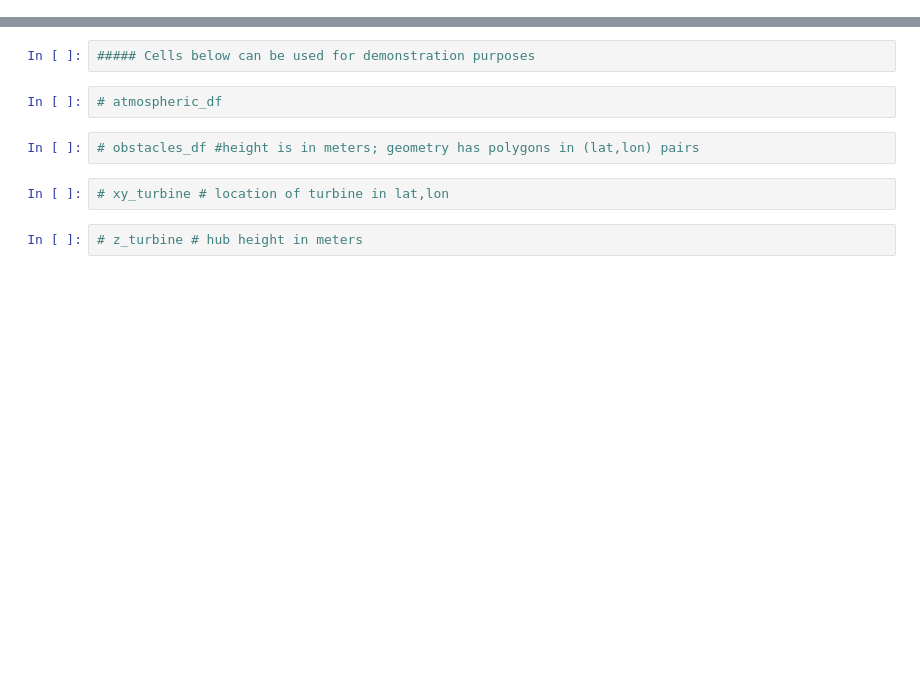
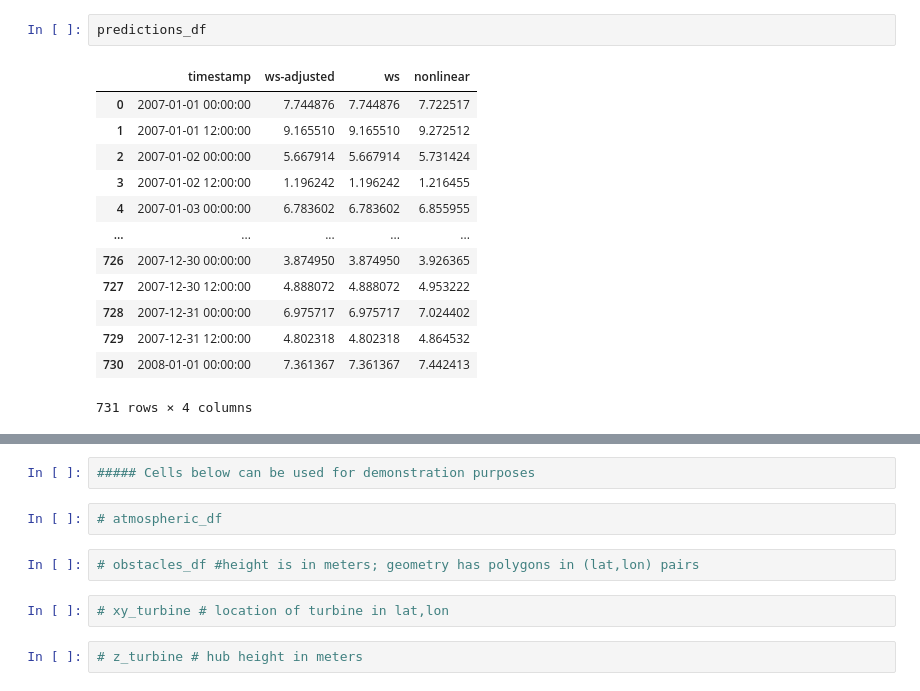
Before and after one commit to NREL/dw-tap, a Jupyter notebook: notebooks/anl-lom-no-hsds.ipynb, the cells around one changed output, grey strips where cells are left out. Saved outputs shown, nothing was run; the diff lists cells and outputs as text; blank space fills up the shorter version.

```diff
--- a/notebooks/anl-lom-no-hsds.ipynb
+++ b/notebooks/anl-lom-no-hsds.ipynb
@@ -50,0 +86,16 @@ Total time: 3.60 (s)
+# %%
+predictions_df
+# %% [output]
+|  | timestamp | ws-adjusted | ws | nonlinear |
+| 0 | 2007-01-01 00:00:00 | 7.744876 | 7.744876 | 7.722517 |
+| 1 | 2007-01-01 12:00:00 | 9.165510 | 9.165510 | 9.272512 |
+| 2 | 2007-01-02 00:00:00 | 5.667914 | 5.667914 | 5.731424 |
+| 3 | 2007-01-02 12:00:00 | 1.196242 | 1.196242 | 1.216455 |
+| 4 | 2007-01-03 00:00:00 | 6.783602 | 6.783602 | 6.855955 |
+| ... | ... | ... | ... | ... |
+| 726 | 2007-12-30 00:00:00 | 3.874950 | 3.874950 | 3.926365 |
+| 727 | 2007-12-30 12:00:00 | 4.888072 | 4.888072 | 4.953222 |
+| 728 | 2007-12-31 00:00:00 | 6.975717 | 6.975717 | 7.024402 |
+| 729 | 2007-12-31 12:00:00 | 4.802318 | 4.802318 | 4.864532 |
+| 730 | 2008-01-01 00:00:00 | 7.361367 | 7.361367 | 7.442413 |
+731 rows × 4 columns
```
Also changed, not shown: parts of 10 cells of this notebook, 21 other files.
